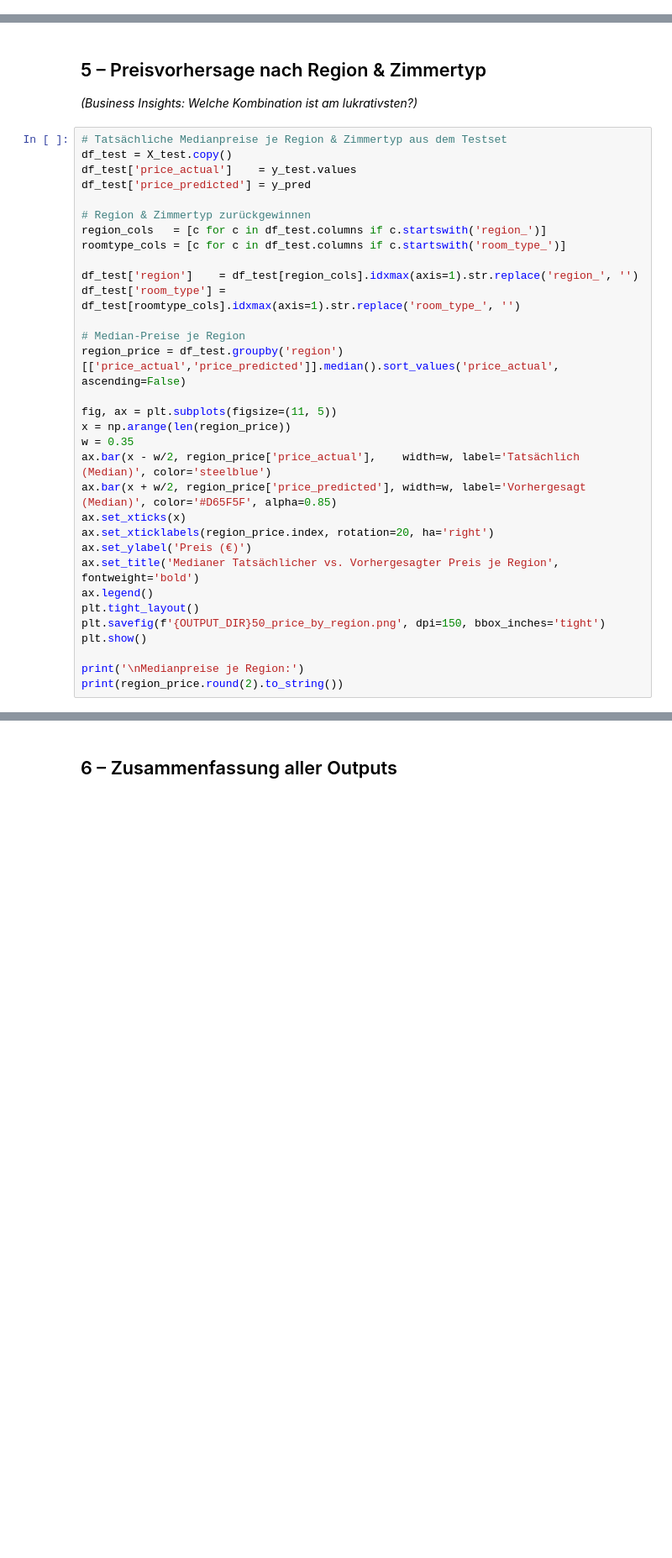
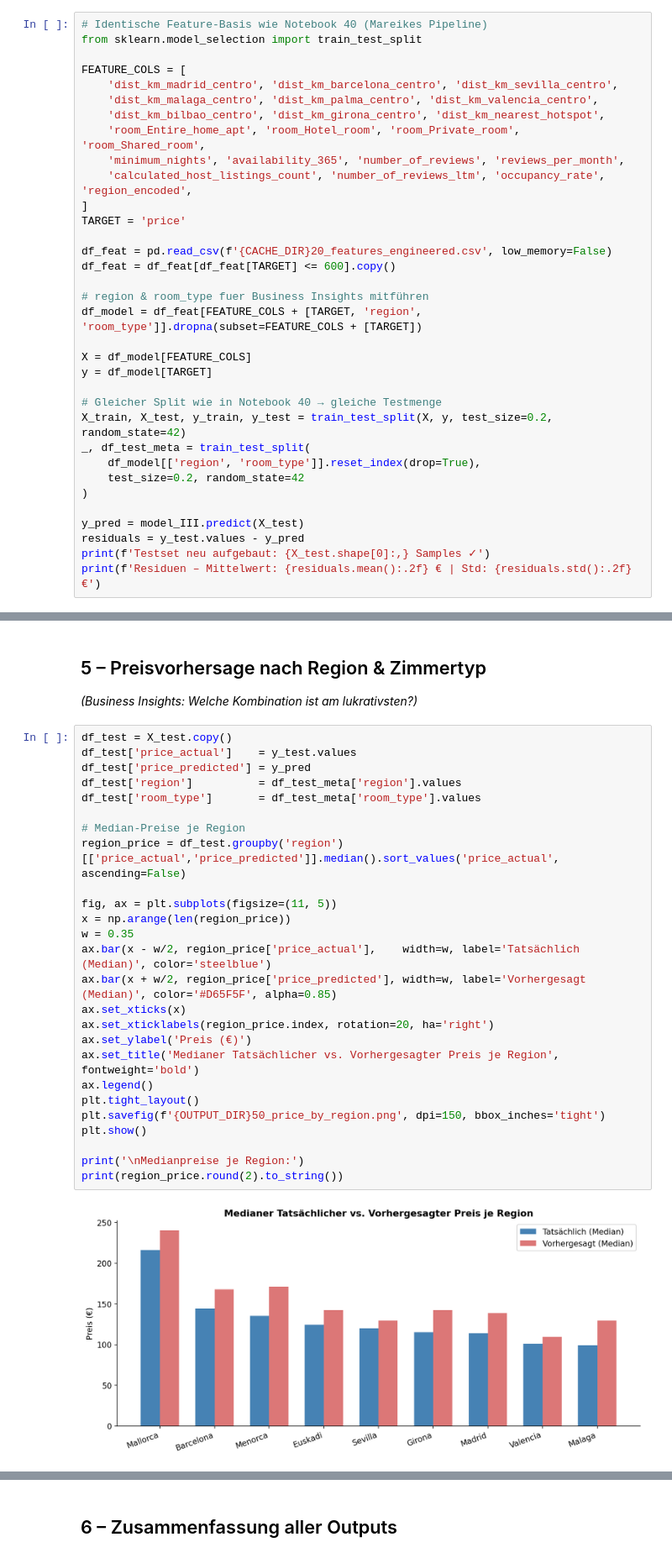
Before and after one commit to jasminscode/datascience, a Jupyter notebook: notebook_50_evaluation.ipynb, the cells around one changed output, grey strips where cells are left out. Shown at 84% size. Cells and saved outputs as stored; diff of their text form; blank space fills up the shorter version.

```diff
--- a/notebook_50_evaluation.ipynb
+++ b/notebook_50_evaluation.ipynb
@@ -239,0 +211,34 @@ print(f'Testset neu aufgebaut: {X_test.shape[0]:,} Samples ✓')
+# %%
+# Identische Feature-Basis wie Notebook 40 (Mareikes Pipeline)
+from sklearn.model_selection import train_test_split
+
+FEATURE_COLS = [
+    'dist_km_madrid_centro', 'dist_km_barcelona_centro', 'dist_km_sevilla_centro',
+    'dist_km_malaga_centro', 'dist_km_palma_centro', 'dist_km_valencia_centro',
+    'dist_km_bilbao_centro', 'dist_km_girona_centro', 'dist_km_nearest_hotspot',
+    'room_Entire_home_apt', 'room_Hotel_room', 'room_Private_room', 'room_Shared_room',
+    'minimum_nights', 'availability_365', 'number_of_reviews', 'reviews_per_month',
+    'calculated_host_listings_count', 'number_of_reviews_ltm', 'occupancy_rate', 'region_encoded',
+]
+TARGET = 'price'
+
+df_feat = pd.read_csv(f'{CACHE_DIR}20_features_engineered.csv', low_memory=False)
+df_feat = df_feat[df_feat[TARGET] <= 600].copy()
+
+# region & room_type fuer Business Insights mitführen
+df_model = df_feat[FEATURE_COLS + [TARGET, 'region', 'room_type']].dropna(subset=FEATURE_COLS + [TARGET])
+
+X = df_model[FEATURE_COLS]
+y = df_model[TARGET]
+
+# Gleicher Split wie in Notebook 40 → gleiche Testmenge
+X_train, X_test, y_train, y_test = train_test_split(X, y, test_size=0.2, random_state=42)
+_, df_test_meta = train_test_split(
+    df_model[['region', 'room_type']].reset_index(drop=True),
+    test_size=0.2, random_state=42
+)
+
+y_pred = model_III.predict(X_test)
+residuals = y_test.values - y_pred
+print(f'Testset neu aufgebaut: {X_test.shape[0]:,} Samples ✓')
+print(f'Residuen – Mittelwert: {residuals.mean():.2f} € | Std: {residuals.std():.2f} €')
@@ -266,34 +277,30 @@ print('Plot gespeichert ✓')
 ## 5 – Preisvorhersage nach Region & Zimmertyp
 *(Business Insights: Welche Kombination ist am lukrativsten?)*
 # %%
-# Tatsächliche Medianpreise je Region & Zimmertyp aus dem Testset
 df_test = X_test.copy()
 df_test['price_actual']    = y_test.values
 df_test['price_predicted'] = y_pred
-
-# Region & Zimmertyp zurückgewinnen
-region_cols   = [c for c in df_test.columns if c.startswith('region_')]
-roomtype_cols = [c for c in df_test.columns if c.startswith('room_type_')]
-
-df_test['region']    = df_test[region_cols].idxmax(axis=1).str.replace('region_', '')
-df_test['room_type'] = df_test[roomtype_cols].idxmax(axis=1).str.replace('room_type_', '')
+df_test['region']          = df_test_meta['region'].values
+df_test['room_type']       = df_test_meta['room_type'].values
 
 # Median-Preise je Region
 region_price = df_test.groupby('region')[['price_actual','price_predicted']].median().sort_values('price_actual', ascending=False)
 
 fig, ax = plt.subplots(figsize=(11, 5))
 x = np.arange(len(region_price))
 w = 0.35
 ax.bar(x - w/2, region_price['price_actual'],    width=w, label='Tatsächlich (Median)', color='steelblue')
 ax.bar(x + w/2, region_price['price_predicted'], width=w, label='Vorhergesagt (Median)', color='#D65F5F', alpha=0.85)
 ax.set_xticks(x)
 ax.set_xticklabels(region_price.index, rotation=20, ha='right')
 ax.set_ylabel('Preis (€)')
 ax.set_title('Medianer Tatsächlicher vs. Vorhergesagter Preis je Region', fontweight='bold')
 ax.legend()
 plt.tight_layout()
 plt.savefig(f'{OUTPUT_DIR}50_price_by_region.png', dpi=150, bbox_inches='tight')
 plt.show()
 
 print('\nMedianpreise je Region:')
 print(region_price.round(2).to_string())
+# %% [output]
+[figure, added]
```
Also changed, not shown: parts of 13 cells of this notebook, 55 other files.
